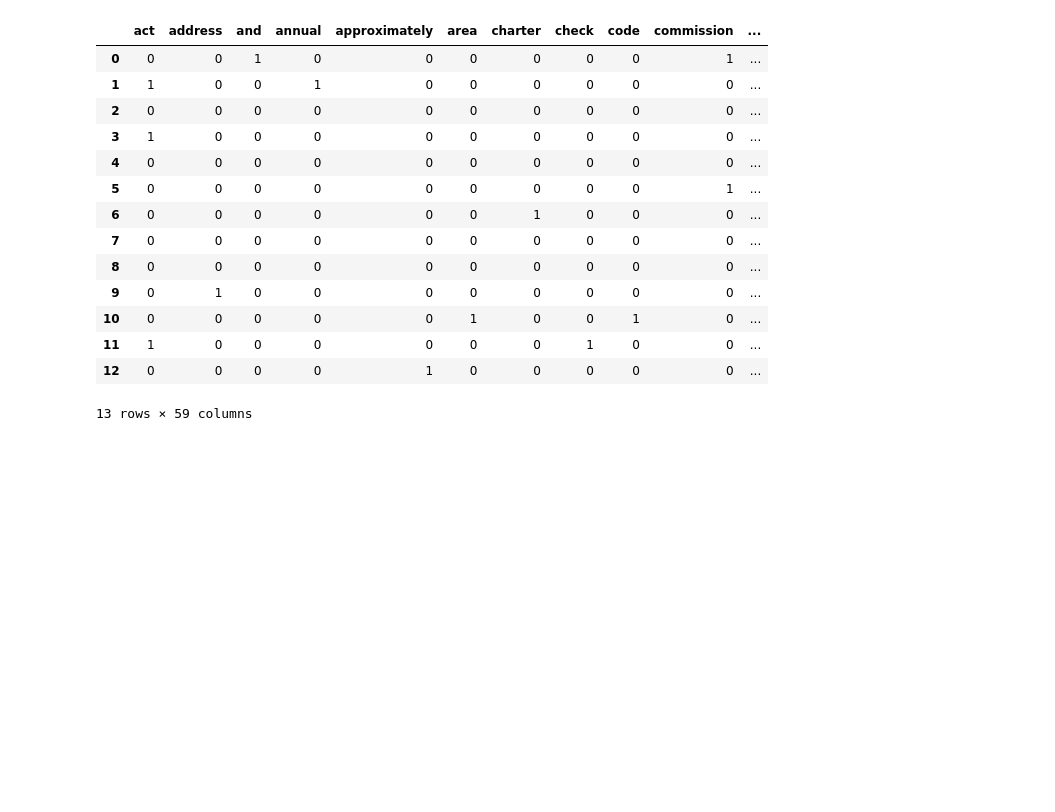
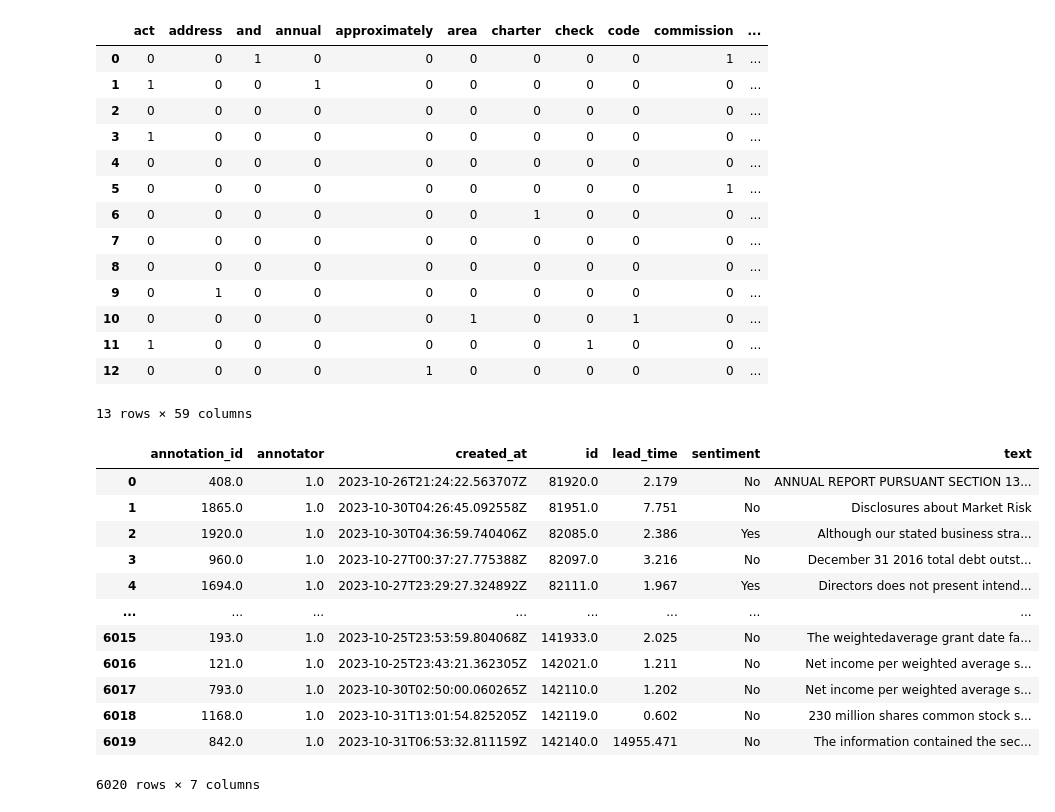
Before and after one commit to pyyybf/Recruitment-Patterns-Analysis, a Jupyter notebook: Select_valuable/Untitled.ipynb, the cells around one changed output. Cells and saved outputs as stored; diff of their text form; code cells hidden in the pictures; blank space fills up the shorter version.

```diff
--- a/Select_valuable/Untitled.ipynb
+++ b/Select_valuable/Untitled.ipynb
@@ -37,3 +37,58 @@ X
 X_train, X_test, y_train, y_test = train_test_split(X, y, test_size=0.3, random_state=42)
 rf = RandomForestClassifier(n_estimators=100, random_state=42)
 rf.fit(X_train, y_train)
+# %%
+import pandas as pd
+import numpy as np
+import os
+
+def merge_csv(folder_path):
+    # 获取文件夹中的所有文件
+    files = os.listdir(folder_path)
+
+    # 初始化一个空的 DataFrame 列表
+    df_list = []
+
+    # 遍历所有文件
+    for file in files:
+        # 构建完整的文件路径
+        file_path = os.path.join(folder_path, file)
+
+        # 检查文件是否是一个 CSV 文件
+        if file.endswith('.csv'):
+            # 读取 CSV 文件
+            df = pd.read_csv(file_path)
+
+            # 检查并删除空行
+            df = df.dropna(how='all')
+
+            # 将清理过的 DataFrame 添加到列表中
+            df_list.append(df)
+
+    # 检查是否有 CSV 文件被读取
+    if not df_list:
+        return "No CSV files found in the specified folder."
+
+    # 合并所有的 DataFrame
+    merged_df = pd.concat(df_list, ignore_index=True)
+
+    return merged_df
+
+
+path = '/Users/weichentao/Documents/USC/2023fall/540/project/select_valuable/cleaned/cleaned_merged_training_data.csv'
+df = merge_csv(path)
+df
+# %% [output]
+|  | annotation_id | annotator | created_at | id | lead_time | sentiment | text |
+| 0 | 408.0 | 1.0 | 2023-10-26T21:24:22.563707Z | 81920.0 | 2.179 | No | ANNUAL REPORT PURSUANT SECTION 13... |
+| 1 | 1865.0 | 1.0 | 2023-10-30T04:26:45.092558Z | 81951.0 | 7.751 | No | Disclosures about Market Risk |
+| 2 | 1920.0 | 1.0 | 2023-10-30T04:36:59.740406Z | 82085.0 | 2.386 | Yes | Although our stated business stra... |
+| 3 | 960.0 | 1.0 | 2023-10-27T00:37:27.775388Z | 82097.0 | 3.216 | No | December 31 2016 total debt outst... |
+| 4 | 1694.0 | 1.0 | 2023-10-27T23:29:27.324892Z | 82111.0 | 1.967 | Yes | Directors does not present intend... |
+| ... | ... | ... | ... | ... | ... | ... | ... |
+| 6015 | 193.0 | 1.0 | 2023-10-25T23:53:59.804068Z | 141933.0 | 2.025 | No | The weightedaverage grant date fa... |
+| 6016 | 121.0 | 1.0 | 2023-10-25T23:43:21.362305Z | 142021.0 | 1.211 | No | Net income per weighted average s... |
+| 6017 | 793.0 | 1.0 | 2023-10-30T02:50:00.060265Z | 142110.0 | 1.202 | No | Net income per weighted average s... |
+| 6018 | 1168.0 | 1.0 | 2023-10-31T13:01:54.825205Z | 142119.0 | 0.602 | No | 230 million shares common stock s... |
+| 6019 | 842.0 | 1.0 | 2023-10-31T06:53:32.811159Z | 142140.0 | 14955.471 | No | The information contained the sec... |
+6020 rows × 7 columns
```
Also changed, not shown: parts of 4 cells of this notebook, 6 other files.
